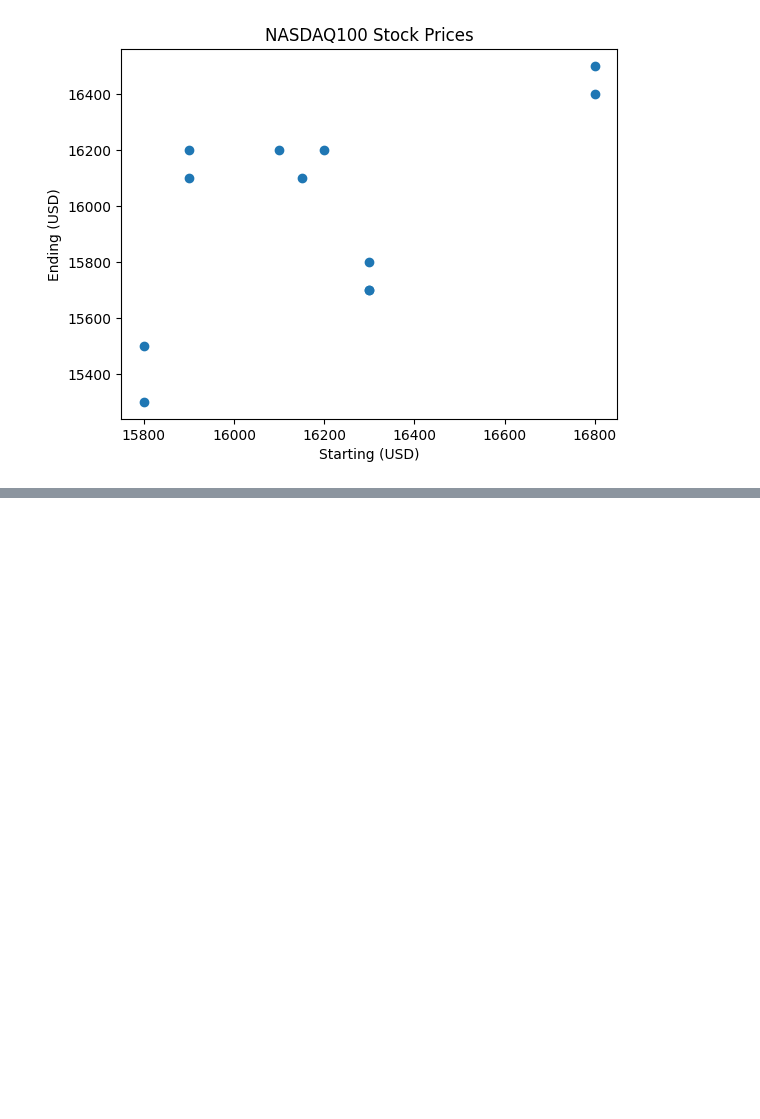
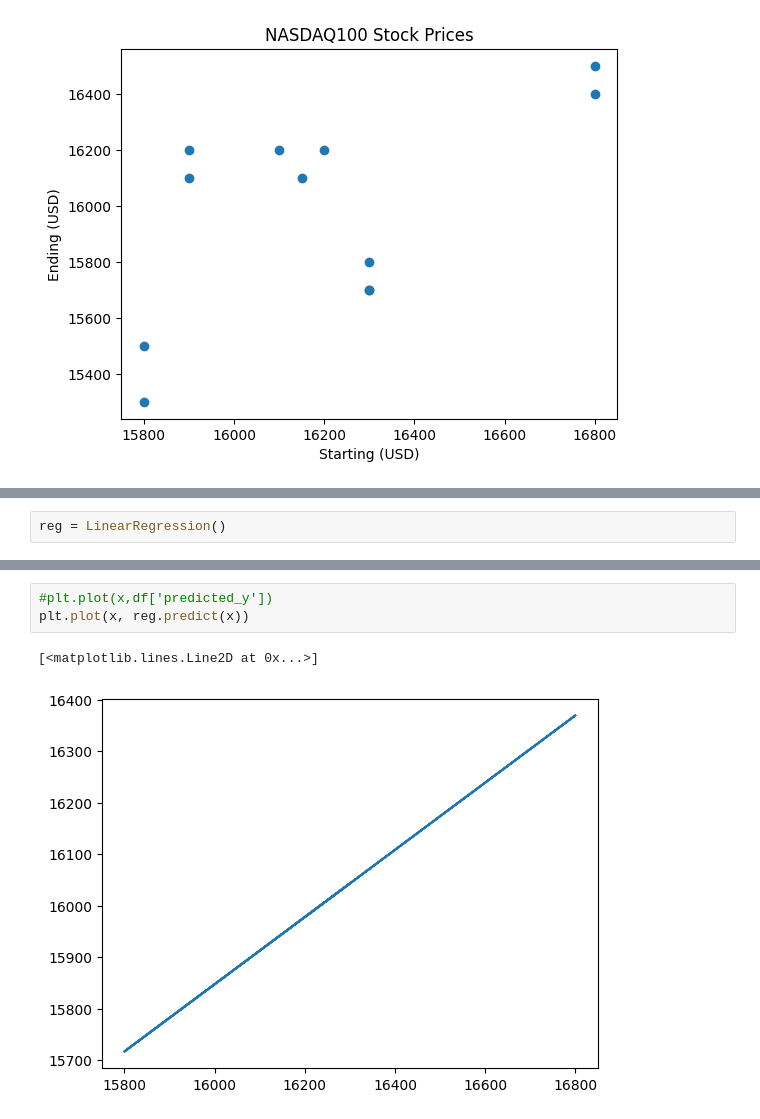
Before and after one commit to asadullahislam/Machine_Learning, a Jupyter notebook: Linear_Regression.ipynb, the cells around one changed output, grey strips where cells are left out. Saved outputs shown, nothing was run; the diff lists cells and outputs as text; blank space fills up the shorter version.

```diff
--- a/Linear_Regression.ipynb
+++ b/Linear_Regression.ipynb
@@ -98,0 +109,2 @@ Text(0.5, 1.0, 'NASDAQ100 Stock Prices')
+# %%
+reg = LinearRegression()
@@ -98,0 +169,6 @@ Text(0.5, 1.0, 'NASDAQ100 Stock Prices')
+# %%
+#plt.plot(x,df['predicted_y'])
+plt.plot(x, reg.predict(x))
+# %% [output]
+[<matplotlib.lines.Line2D at 0x...>]
+[figure, added]
```
Also changed, not shown: parts of 18 cells of this notebook.
